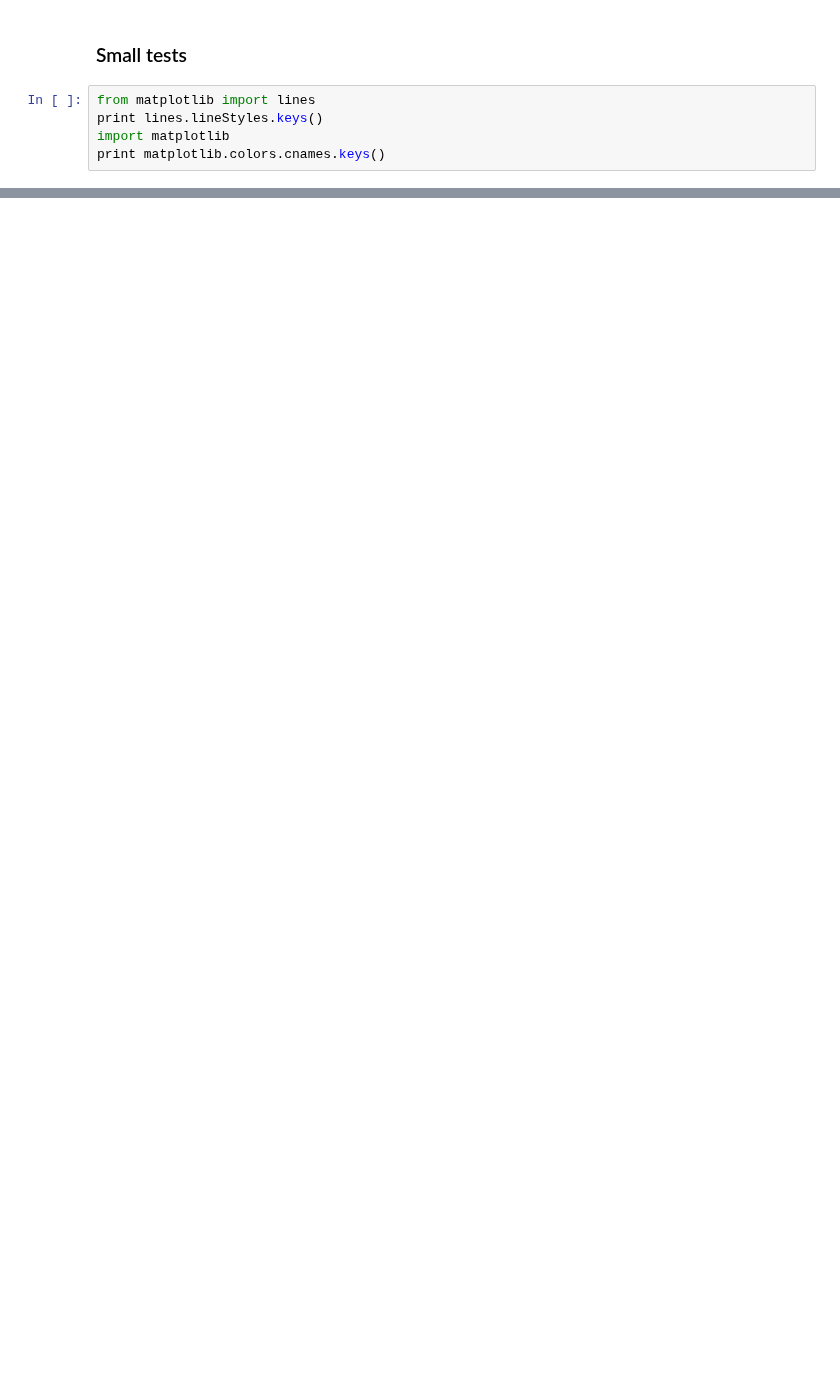
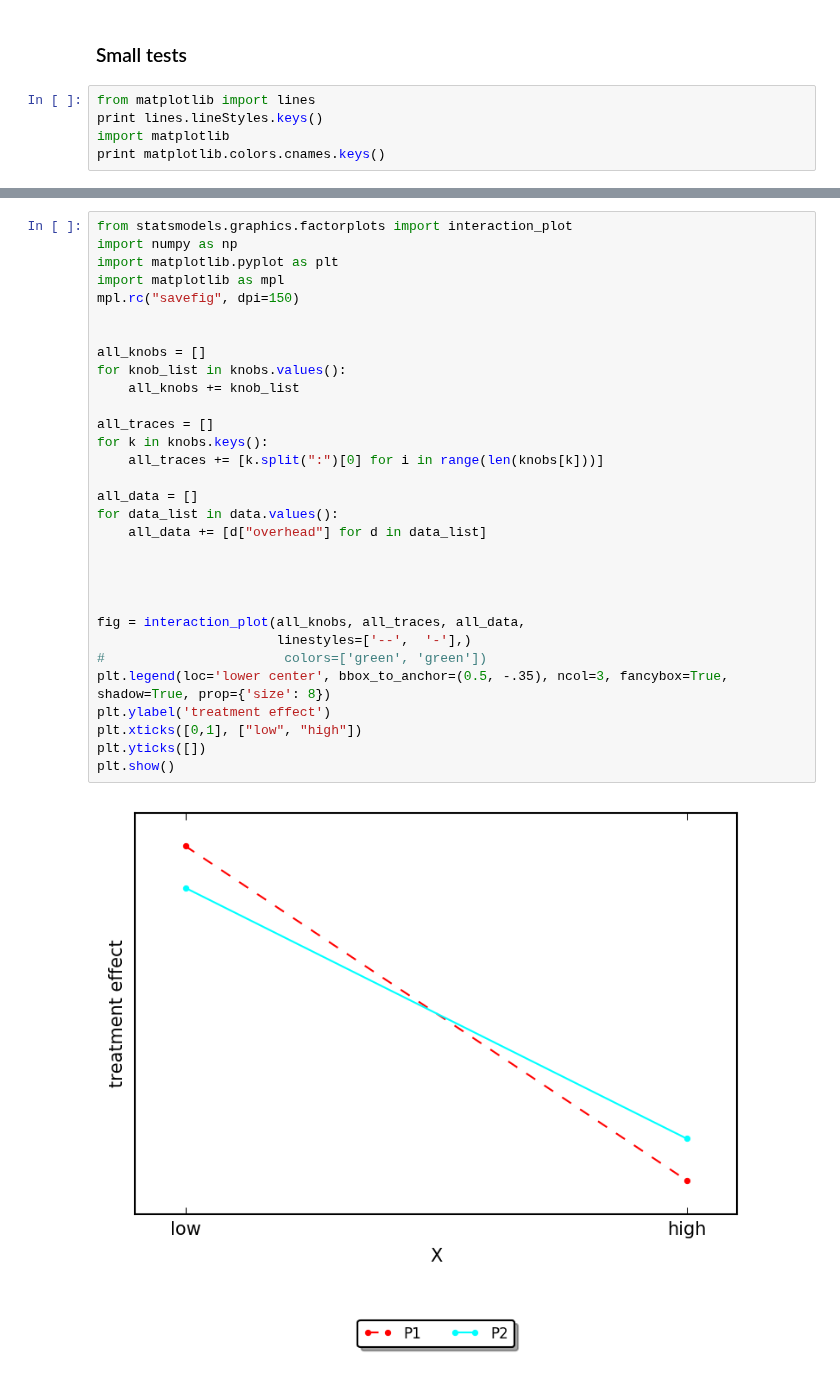
Before and after one commit to Starofall/RTX, a Jupyter notebook: analysis-anova-single.ipynb, the cells around one changed output, grey strips where cells are left out. Cells and saved outputs as stored; diff of their text form; blank space fills up the shorter version.

```diff
--- a/analysis-anova-single.ipynb
+++ b/analysis-anova-single.ipynb
@@ -323,0 +513,33 @@ print matplotlib.colors.cnames.keys()
+# %%
+from statsmodels.graphics.factorplots import interaction_plot
+import numpy as np
+import matplotlib.pyplot as plt
+import matplotlib as mpl
+mpl.rc("savefig", dpi=150)
+
+
+all_knobs = []
+for knob_list in knobs.values():
+    all_knobs += knob_list
+
+all_traces = []
+for k in knobs.keys():
+    all_traces += [k.split(":")[0] for i in range(len(knobs[k]))]
+
+all_data = []
+for data_list in data.values():
+    all_data += [d["overhead"] for d in data_list]
+
+
+
+
+fig = interaction_plot(all_knobs, all_traces, all_data,
+                       linestyles=['--',  '-'],)
+#                       colors=['green', 'green'])
+plt.legend(loc='lower center', bbox_to_anchor=(0.5, -.35), ncol=3, fancybox=True, shadow=True, prop={'size': 8})
+plt.ylabel('treatment effect')
+plt.xticks([0,1], ["low", "high"])
+plt.yticks([])
+plt.show()
+# %% [output]
+[figure, added]
```
Also changed, not shown: parts of 7 cells of this notebook, 5 other files.
